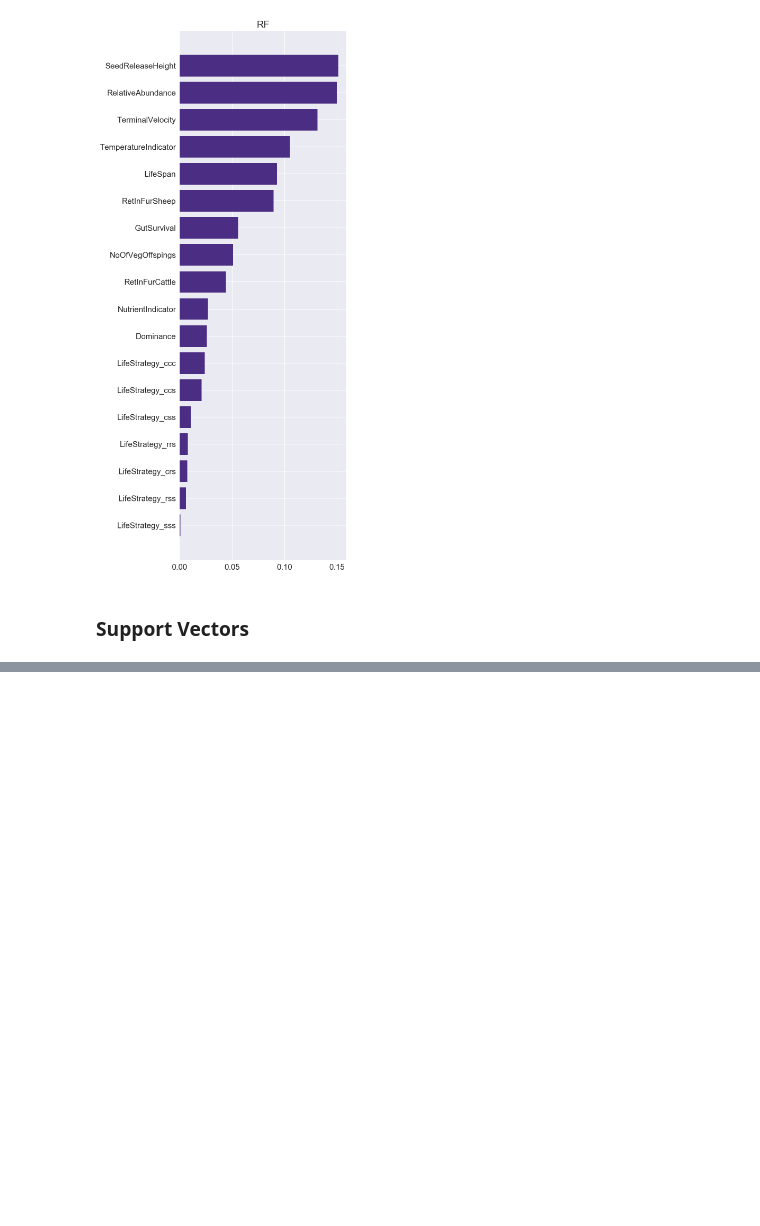
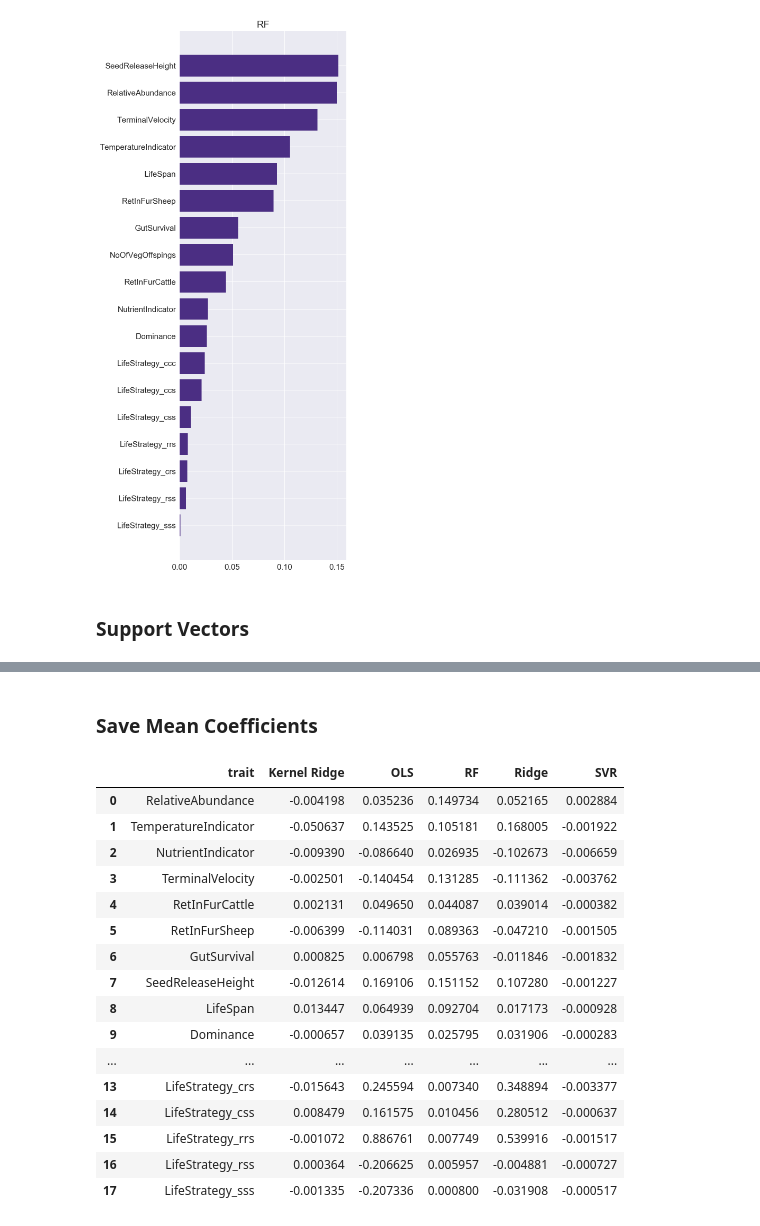
Before and after one commit to HuckleyLab/cc_traits, a Jupyter notebook: code/0-Nonlinear-Trait-Modeling.ipynb, the cells around one changed output, grey strips where cells are left out. Cells and saved outputs as stored; diff of their text form; code cells hidden in the pictures; blank space fills up the shorter version.

```diff
--- a/code/0-Nonlinear-Trait-Modeling.ipynb
+++ b/code/0-Nonlinear-Trait-Modeling.ipynb
@@ -514,0 +566,31 @@ plt.savefig("{}-msecompare-boxplot.png".format(join(results_dir, dsname)), dpi=2
+# %% [markdown]
+### Save Mean Coefficients
+# %%
+coefs_df = pd.DataFrame(dict(COEFs))
+coefs_df['trait'] = td.feature_names
+cols = coefs_df.columns.tolist()
+cols = cols[-1:] + cols[:-1]
+coefs_df = coefs_df[cols]
+# sort by mean rank
+coefs_df.set_index('trait').loc[results.index].reset_index()
+coefs_df.to_csv("{}-coefs.csv".format(join(results_dir, dsname)), index=False)
+# %%
+coefs_df
+# %% [output]
+|  | trait | Kernel Ridge | OLS | RF | Ridge | SVR |
+| 0 | RelativeAbundance | -0.004198 | 0.035236 | 0.149734 | 0.052165 | 0.002884 |
+| 1 | TemperatureIndicator | -0.050637 | 0.143525 | 0.105181 | 0.168005 | -0.001922 |
+| 2 | NutrientIndicator | -0.009390 | -0.086640 | 0.026935 | -0.102673 | -0.006659 |
+| 3 | TerminalVelocity | -0.002501 | -0.140454 | 0.131285 | -0.111362 | -0.003762 |
+| 4 | RetInFurCattle | 0.002131 | 0.049650 | 0.044087 | 0.039014 | -0.000382 |
+| 5 | RetInFurSheep | -0.006399 | -0.114031 | 0.089363 | -0.047210 | -0.001505 |
+| 6 | GutSurvival | 0.000825 | 0.006798 | 0.055763 | -0.011846 | -0.001832 |
+| 7 | SeedReleaseHeight | -0.012614 | 0.169106 | 0.151152 | 0.107280 | -0.001227 |
+| 8 | LifeSpan | 0.013447 | 0.064939 | 0.092704 | 0.017173 | -0.000928 |
+| 9 | Dominance | -0.000657 | 0.039135 | 0.025795 | 0.031906 | -0.000283 |
+| ... | ... | ... | ... | ... | ... | ... |
+| 13 | LifeStrategy_crs | -0.015643 | 0.245594 | 0.007340 | 0.348894 | -0.003377 |
+| 14 | LifeStrategy_css | 0.008479 | 0.161575 | 0.010456 | 0.280512 | -0.000637 |
+| 15 | LifeStrategy_rrs | -0.001072 | 0.886761 | 0.007749 | 0.539916 | -0.001517 |
+| 16 | LifeStrategy_rss | 0.000364 | -0.206625 | 0.005957 | -0.004881 | -0.000727 |
+| 17 | LifeStrategy_sss | -0.001335 | -0.207336 | 0.000800 | -0.031908 | -0.000517 |
```
Also changed, not shown: parts of 7 cells of this notebook, 4 other files.
